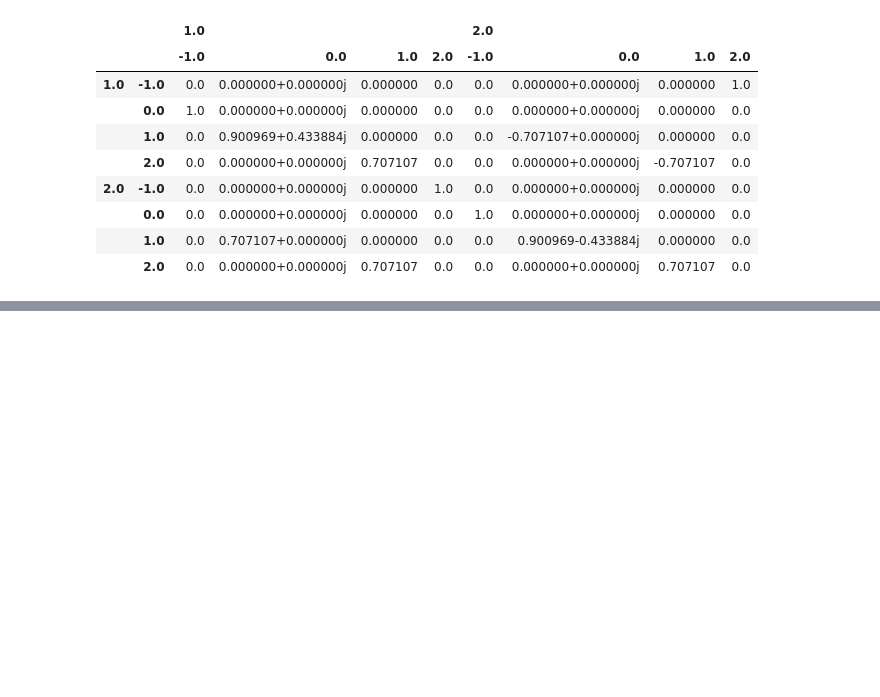
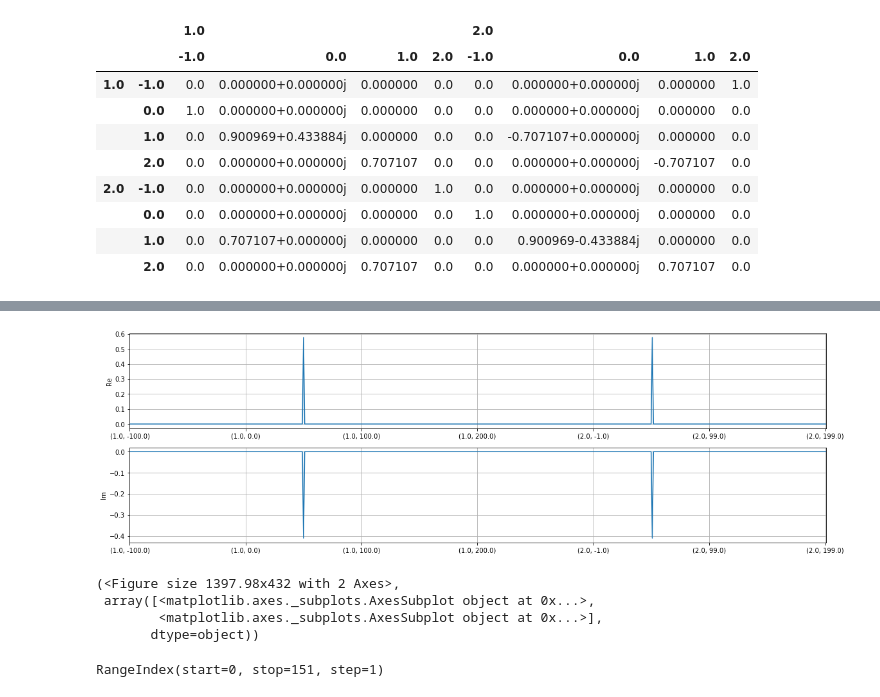
Before and after one commit to dfarre/hilbert-curve, a Jupyter notebook: notebooks/mach-zehnder-test.ipynb, the cells around one changed output, grey strips where cells are left out. Drawn from its saved outputs; the diff is of its cells as text; code cells hidden in the pictures; blank space fills up the shorter version.

```diff
--- a/notebooks/mach-zehnder-test.ipynb
+++ b/notebooks/mach-zehnder-test.ipynb
@@ -44,0 +48,12 @@ histories.weight, 0.25**2
+# %%
+system.space.show_vectors(histories.o.iat[-1, 0])
+# %% [output]
+[figure, added]
+(<Figure size 1397.98x432 with 2 Axes>,
+ array([<matplotlib.axes._subplots.AxesSubplot object at 0x...>,
+        <matplotlib.axes._subplots.AxesSubplot object at 0x...>],
+       dtype=object))
+# %%
+histories.o.index
+# %% [output]
+RangeIndex(start=0, stop=151, step=1)
```
Also changed, not shown: parts of 7 cells of this notebook, 2 other files.
